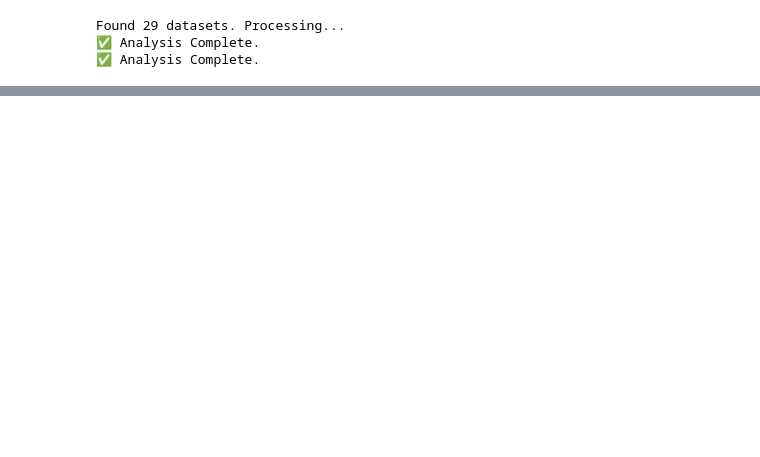
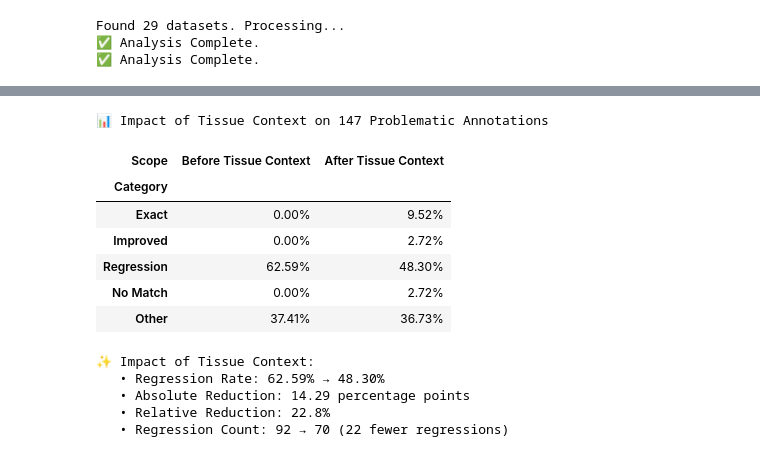
Before and after one commit to Cellular-Semantics/cellsem-agent, a Jupyter notebook: Notebooks/amica_granularity_showcase.ipynb, the cells around one changed output, grey strips where cells are left out. Saved outputs shown, nothing was run; the diff lists cells and outputs as text; code cells hidden in the pictures; blank space fills up the shorter version.

Commit message:
added tissue context results

```diff
--- a/Notebooks/amica_granularity_showcase.ipynb
+++ b/Notebooks/amica_granularity_showcase.ipynb
@@ -546,0 +660,71 @@ Summary Table (Aggregate Percentages):
+# %%
+# --- CELL 7.3: Before vs After Tissue Context Comparison ---
+
+# Rename tissue context results for clarity
+tissue_context_results_renamed = [
+    {**item, 'Scope': 'After Tissue Context'}
+    for item in tissue_context_results
+]
+
+# Combine baseline and tissue context results
+comparison_df = pd.DataFrame(baseline_results + tissue_context_results_renamed)
+
+# Aggregate by Scope and Category
+comparison_summary = comparison_df.groupby(['Scope', 'Category'])['Count'].sum().reset_index()
+
+# Calculate percentages for each scope
+def get_comparison_pct(row):
+    scope_total = comparison_summary[comparison_summary['Scope'] == row['Scope']]['Count'].sum()
+    return (row['Count'] / scope_total) * 100
+
+comparison_summary['Percentage'] = comparison_summary.apply(get_comparison_pct, axis=1)
+
+# Display the comparison table
+print("\n📊 Impact of Tissue Context on 147 Problematic Annotations\n")
+
+pivot_comparison = comparison_summary.pivot(index='Category', columns='Scope', values='Percentage')
+# Reorder columns
+pivot_comparison = pivot_comparison[['Before Tissue Context', 'After Tissue Context']].reindex(order)
+display(pivot_comparison.style.format("{:.2f}%").background_gradient(cmap="RdYlGn_r", axis=None))
+
+# Calculate improvement metrics
+before_reg = comparison_summary[(comparison_summary['Scope'] == 'Before Tissue Context') &
+                                (comparison_summary['Category'] == 'Regression')]['Percentage'].values
+after_reg = comparison_summary[(comparison_summary['Scope'] == 'After Tissue Context') &
+                               (comparison_summary['Category'] == 'Regression')]['Percentage'].values
+
+# Handle case where category might not exist
+before_reg = before_reg[0] if len(before_reg) > 0 else 0
+after_reg = after_reg[0] if len(after_reg) > 0 else 0
+
+regression_reduction = before_reg - after_reg
+
+print(f"\n✨ Impact of Tissue Context:")
+print(f"   • Regression Rate: {before_reg:.2f}% → {after_reg:.2f}%")
+if before_reg > 0:
+    print(f"   • Absolute Reduction: {regression_reduction:.2f} percentage points")
+    print(f"   • Relative Reduction: {(regression_reduction/before_reg)*100:.1f}%")
+
+    # Calculate actual counts
+    before_total = comparison_summary[comparison_summary['Scope'] == 'Before Tissue Context']['Count'].sum()
+    before_count = int(before_reg * before_total / 100)
+    after_count = int(after_reg * before_total / 100)
+    count_reduction = before_count - after_count
+
+    print(f"   • Regression Count: {before_count} → {after_count} ({count_reduction} fewer regressions)")
+else:
+    print(f"   • Absolute Reduction: {regression_reduction:.2f} percentage points")
+# %% [output]
+📊 Impact of Tissue Context on 147 Problematic Annotations
+| Scope | Before Tissue Context | After Tissue Context |
+| Category |  |  |
+| Exact | 0.00% | 9.52% |
+| Improved | 0.00% | 2.72% |
+| Regression | 62.59% | 48.30% |
+| No Match | 0.00% | 2.72% |
+| Other | 37.41% | 36.73% |
+✨ Impact of Tissue Context:
+   • Regression Rate: 62.59% → 48.30%
+   • Absolute Reduction: 14.29 percentage points
+   • Relative Reduction: 22.8%
+   • Regression Count: 92 → 70 (22 fewer regressions)
```
Also changed, not shown: parts of 11 cells of this notebook.
